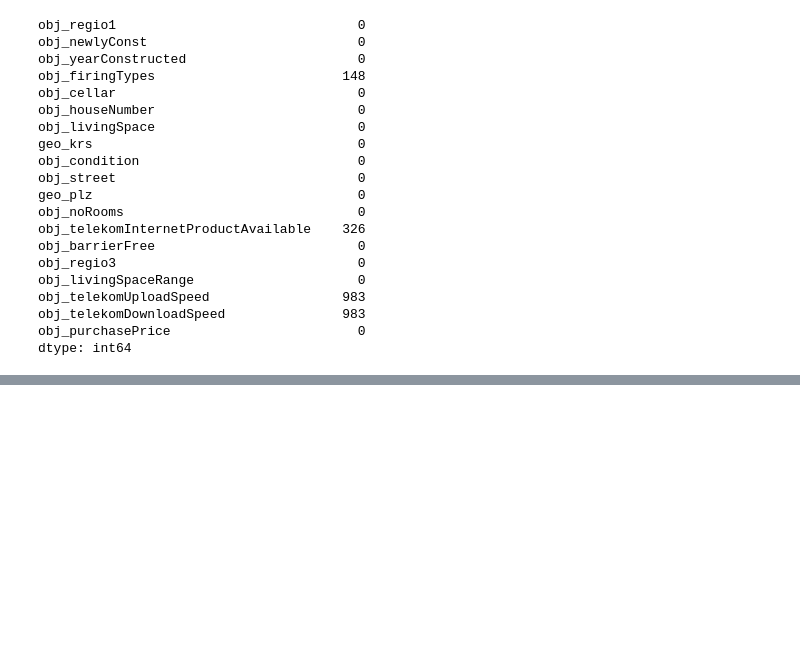
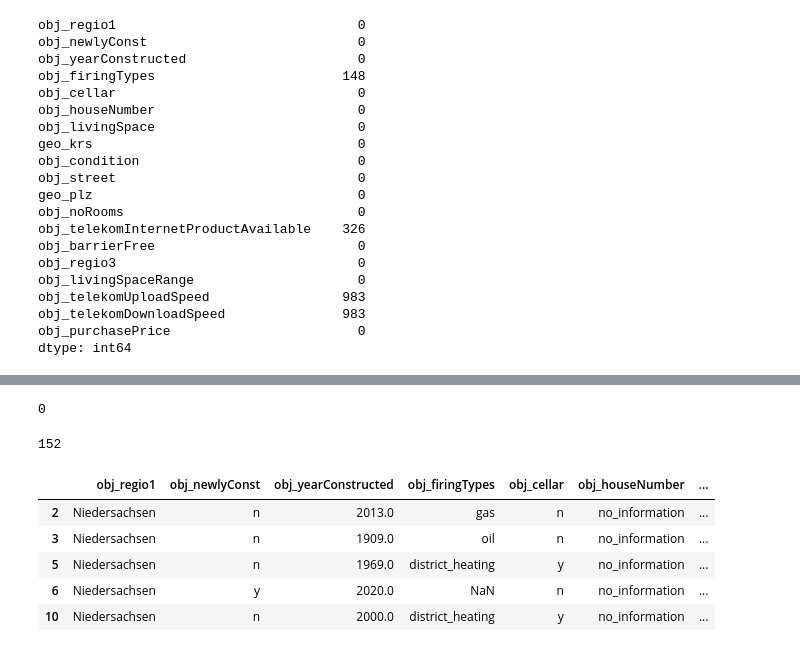
Before and after one commit to mhdkareemramadan-gif/hoky_immobilien, a Jupyter notebook: clean-data.ipynb, the cells around one changed output, grey strips where cells are left out. Saved outputs shown, nothing was run; the diff lists cells and outputs as text; code cells hidden in the pictures; blank space fills up the shorter version.

```diff
--- a/clean-data.ipynb
+++ b/clean-data.ipynb
@@ -270,0 +278,2 @@ dtype: int64
+# %%
+df['obj_purchasePrice_per_qm']=df['obj_purchasePrice']/df['obj_livingSpace']
@@ -270,0 +291,4 @@ dtype: int64
+# %%
+df.obj_regio3=df.obj_regio3.apply(lambda x: x.strip())
+riegonal=df.obj_regio3.groupby(df.obj_regio3).agg("count").sort_values(ascending=False)
+riegonal
@@ -270,0 +309,18 @@ dtype: int64
+# %%
+len(riegonal[riegonal < 10])
+# %% [output]
+0
+# %%
+df.obj_regio3=df.obj_regio3.apply(lambda x: 'other' if x in riegonal[riegonal <10] else x)
+len(df.obj_regio3.unique())
+# %% [output]
+152
+# %%
+df.head()
+# %% [output]
+|  | obj_regio1 | obj_newlyConst | obj_yearConstructed | obj_firingTypes | obj_cellar | obj_houseNumber | ... |
+| 2 | Niedersachsen | n | 2013.0 | gas | n | no_information | ... |
+| 3 | Niedersachsen | n | 1909.0 | oil | n | no_information | ... |
+| 5 | Niedersachsen | n | 1969.0 | district_heating | y | no_information | ... |
+| 6 | Niedersachsen | y | 2020.0 | NaN | n | no_information | ... |
+| 10 | Niedersachsen | n | 2000.0 | district_heating | y | no_information | ... |
```
Also changed, not shown: parts of 4 cells of this notebook.
